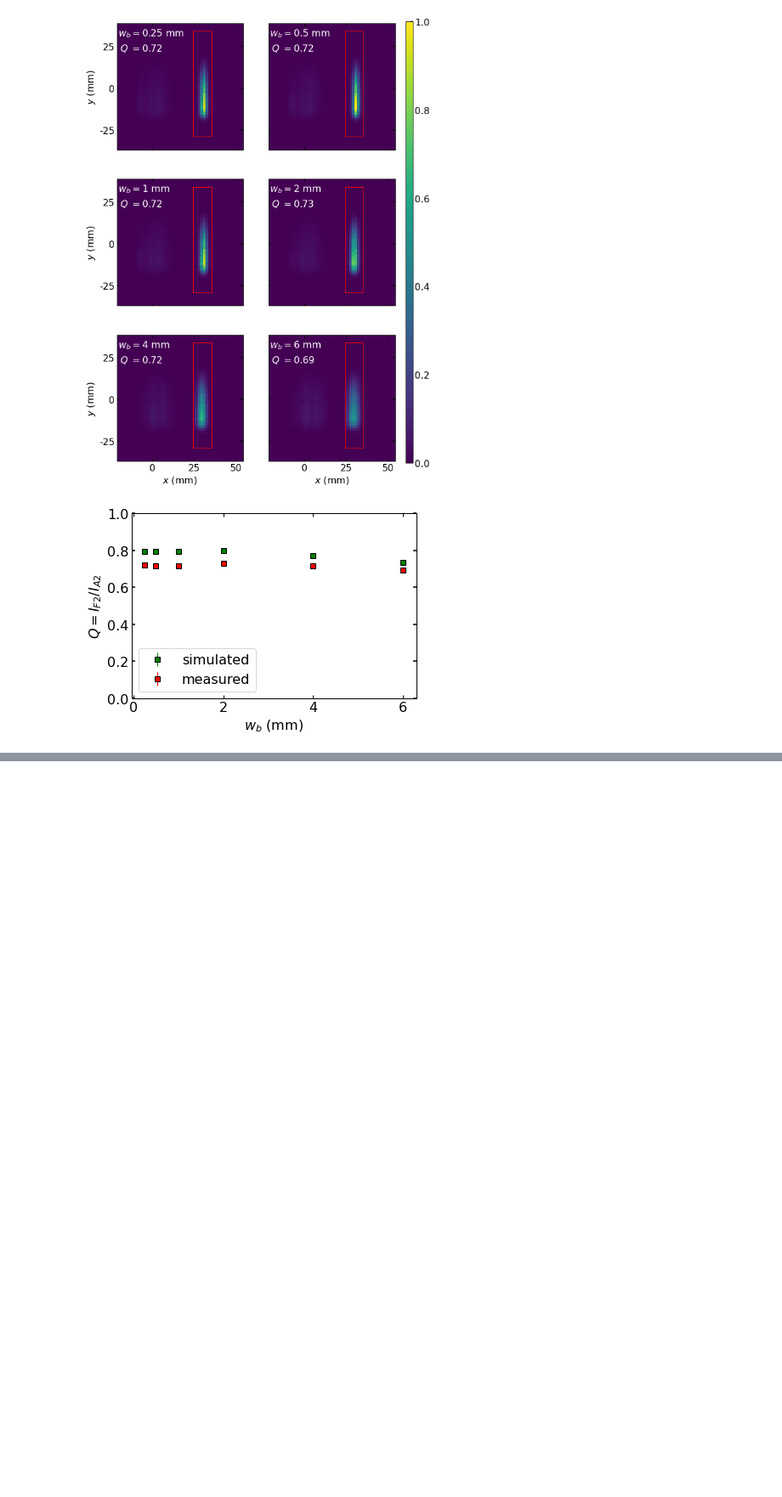
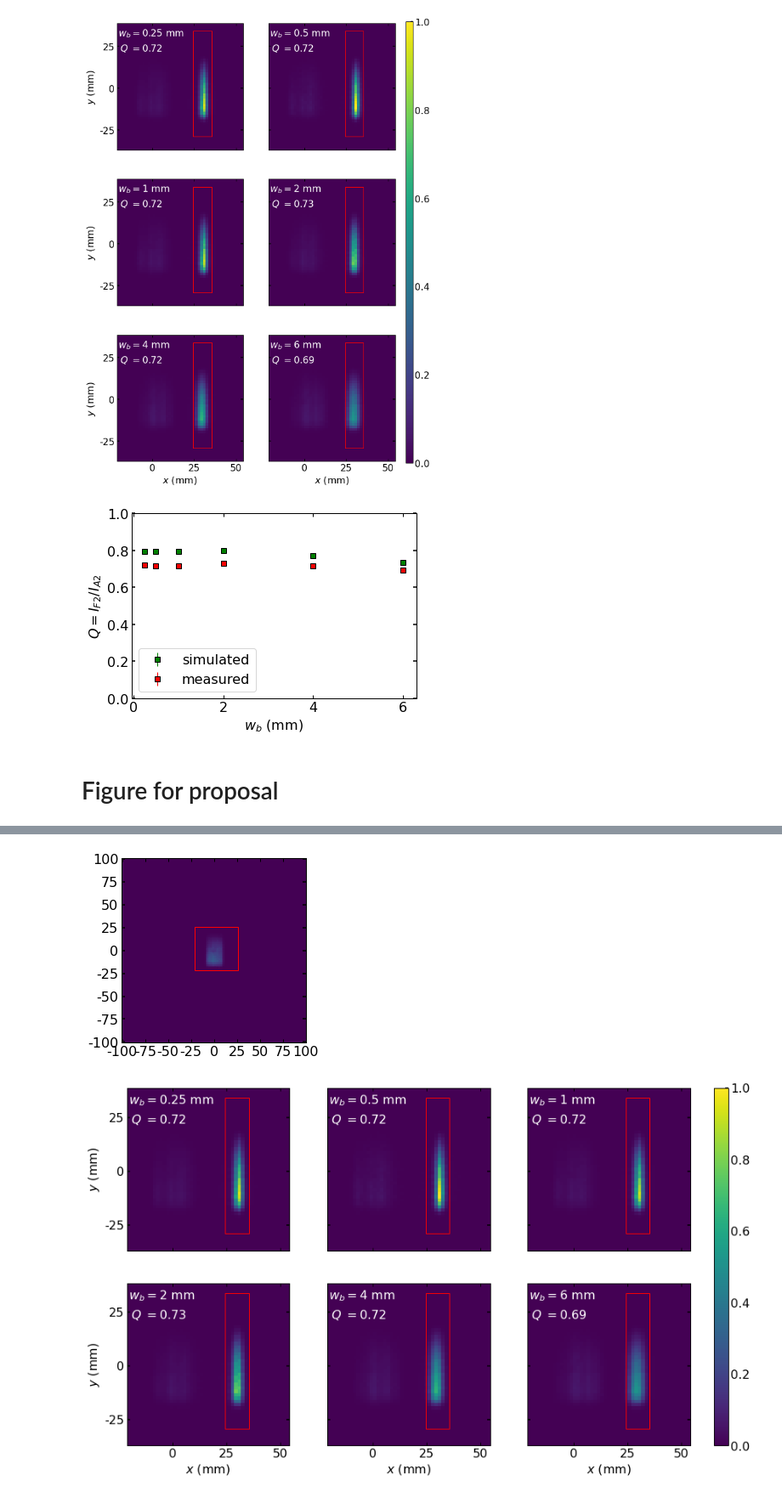
Before and after one commit to christophherb/miezefoc2020_01, a Jupyter notebook: Final_eval.ipynb, the cells around one changed output, grey strips where cells are left out. Shown at 85% size. Drawn from its saved outputs; the diff is of its cells as text; code cells hidden in the pictures; blank space fills up the shorter version.

Commit message:
added figure of proposal

```diff
--- a/Final_eval.ipynb
+++ b/Final_eval.ipynb
@@ -288,3 +290,80 @@ normalizing 0.02887420759184297
 [figure]
 [figure]
 [figure]
+# %% [markdown]
+# Figure for proposal
+# %%
+plt.style.use('/home/cherb/LRZSync/Doktorarbeit/Vorlagen_Verschiedenes/stylelibs/christoph.mplstyle')
+simulated_efficiency = [0.7963142433951517, 0.7967050831752087, 0.7972392542425564, 0.797634007811043, 0.7709474674691691, 0.7334756069542039]
+from nicosload import read_pad_file
+from dataEval import calcEff
+normedBackground,normedBackground_err = [],[]
+for ind,files in enumerate(range(7295,7300)):
+    path = '/home/cherb/LRZSync/Doktorarbeit/Measurements/2020_01/MIEZE_foc/data/pad_files/'
+    file = path + '0032{}.pad'.format(files)
+    file2 = path + '0032{}.pad'.format(files+5)
+    data,meta = read_pad_file(file)
+    data2,meta2 = read_pad_file(file2)
+    time = meta['det_preset']
+    time2 = meta2['det_preset']
+    #fig,ax = plt.subplots(1)
+    #ax.imshow((data+data2)/(time+time2))
+    print((np.sum(data+data2))/(time+time2))
+    normedBackground += [((calcEff(file,(50,80,50,80),plot = False))[0]+(calcEff(file2,(50,80,50,80),plot = False))[0])/(time+time2)]
+normedBackground_err = [(k*(time+time2))**0.5/(time+time2) for k in normedBackground]
+print('nb', len(normedBackground),len(normedBackground_err))
+
+pointfive,meta = read_pad_file(path + '0032{}.pad'.format(7137))
+time = meta['det_preset']
+roi, tot, fig, ax = calcEff(path + '0032{}.pad'.format(7137),roi = (50,80,50,80),plot = True)
+normedBackground += [roi/time]
+normedBackground_err = [(k*(time+time2))**0.5/(time+time2) for k in normedBackground]
+
+max_values = []
+allRoiLst,allNeutronsLst = [],[]
+allRoiLst_err,allNeutronsLst_err = [],[]
+fig, ax = plt.subplots(2, 3, sharex=True, sharey=True, figsize=(13, 8.2))
+fig.subplots_adjust(bottom=0.1, top=0.9, left=0.0, right=0.8, wspace=0.2, hspace=0.2)
+cb_ax = fig.add_axes([0.83, 0.1, 0.02, 0.8])
+for ind, (slit,file) in enumerate([(0.25,7177), (1,7203), (2,7227), (4,7251), (6,7279), (0.5,6621)]):
+    data, meta = read_pad_file(path+'0032{}.pad'.format(file))
+    ax_index = divmod([0.25, 0.5, 1, 2, 4, 6].index(slit), 3)
+    figax = fig, ax[ax_index]
+    im = ax[ax_index].imshow(data/np.sum(data)/0.02887420759184297, interpolation='none', origin='lower', extent=(-100, 100, -100, 100))
+    #ax[ax_index].text(0.3, 0.3, '$w_b$ = {} mm'.format(slit), color='white', transform=ax[ax_index].transAxes)
+    roi, allNeutrons, fig_ind, ax_ind = calcEff(path + '0032{}.pad'.format(file), roi = (79, 86, 45, 85),plot = True, figax=figax)#(79, 87, 45, 85)
+    _,meta = read_pad_file(path + '0032{}.pad'.format(file))
+    time = meta['det_preset']
+    #print(time)
+    roi_err, allNeutrons_err = roi**0.5/time,allNeutrons**0.5/time
+    roi,allNeutrons = roi/time,allNeutrons/time
+    ax_ind.text(0.01 , 0.9, '$w_b={}$ mm'.format(slit), color='white', fontsize=16, transform=ax_ind.transAxes)
+    ax_ind.text(0.023, 0.78, '$Q$ $= {:.2}$'.format(roi/normedBackground[ind]), color='white', fontsize = 16, transform=ax_ind.transAxes)
+    ax_ind.set_xlim((40+10, 128-40+10))
+    ax_ind.set_ylim((40, 128-40))
+    #ax_ind.set_title(ax_ind.get_title()+str(slit))
+    allRoiLst += [roi]
+    allNeutronsLst += [allNeutrons]
+    allRoiLst_err += [roi_err]
+    allNeutronsLst_err += [allNeutrons_err]
+    max_values += [np.max(data)/time]
+print('normalizing', np.max(np.array(max_values)/np.array(allNeutronsLst)))
+
+for i in range(2):
+    ax[i, 0].set_ylabel('$y$ (mm)')
+ax[1, 0].set_xlabel('$x$ (mm)')
+ax[1, 1].set_xlabel('$x$ (mm)')
+ax[1, 2].set_xlabel('$x$ (mm)')
+
+cbar = fig.colorbar(im, cax=cb_ax)
+
+
+
+#plt.tight_layout()
+print(allRoiLst,allNeutronsLst)
+print([(ind,k) for ind,k in enumerate(normedBackground_err)])
+relEff = [allRoiLst[k] / normedBackground[k] for k in range(len(allRoiLst))]
+print(relEff, 'efficiency')
+relEffErr = [relEff[k]*((allRoiLst_err[k]/allRoiLst[k])**2 + (normedBackground_err[k]/normedBackground[k])**2)**0.5 for k in range(len(allRoiLst))]
+fig.savefig('/home/cherb/LRZSync/Doktorarbeit/Proposals/2021/figures_report/efficiency_all.pdf',bbox_inches = 'tight')
+# %% [output]
@@ -290,0 +380,2 @@ normalizing 0.02887420759184297
+[figure, added]
+[figure, added]
```
Also changed, not shown: parts of 2 cells of this notebook.
